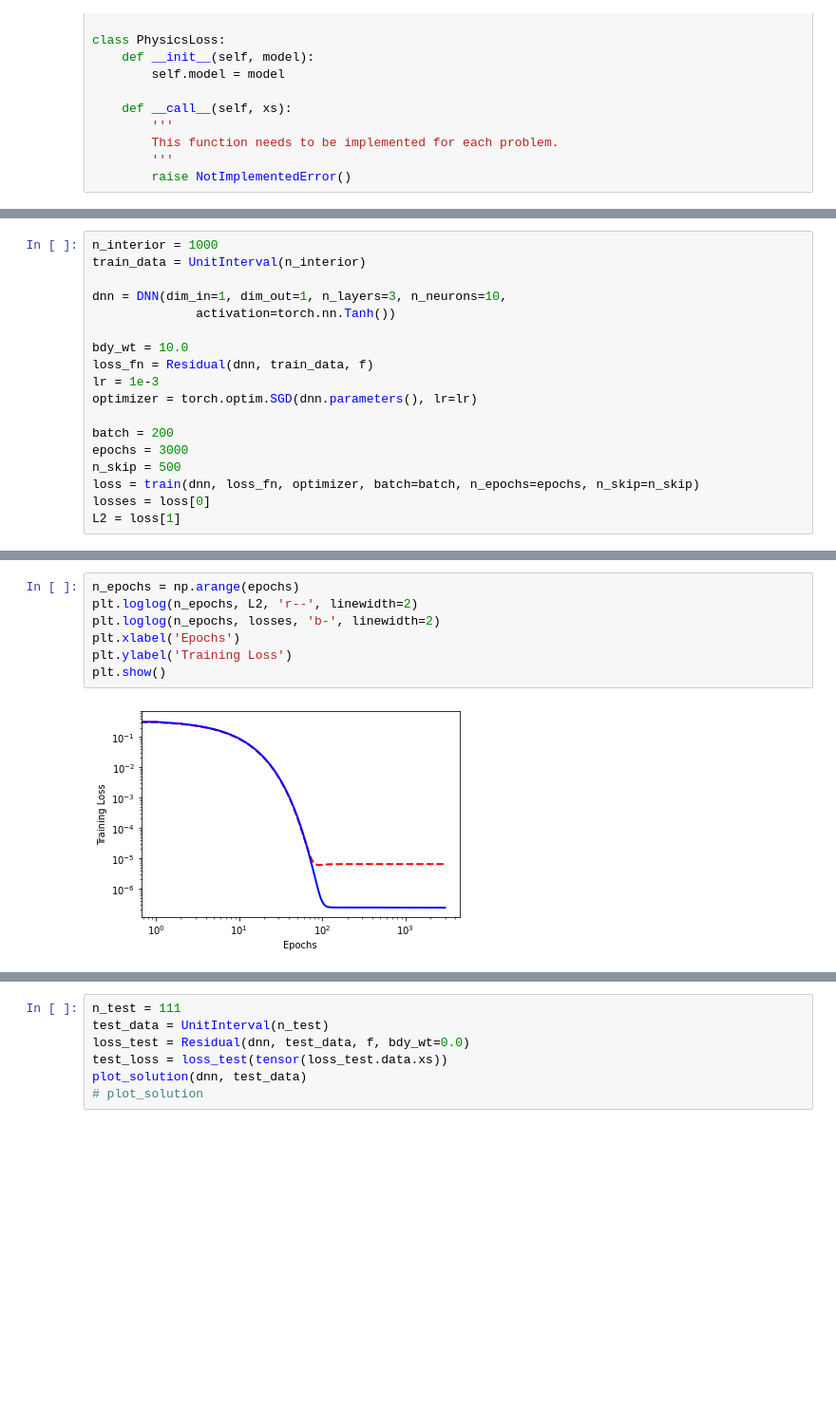
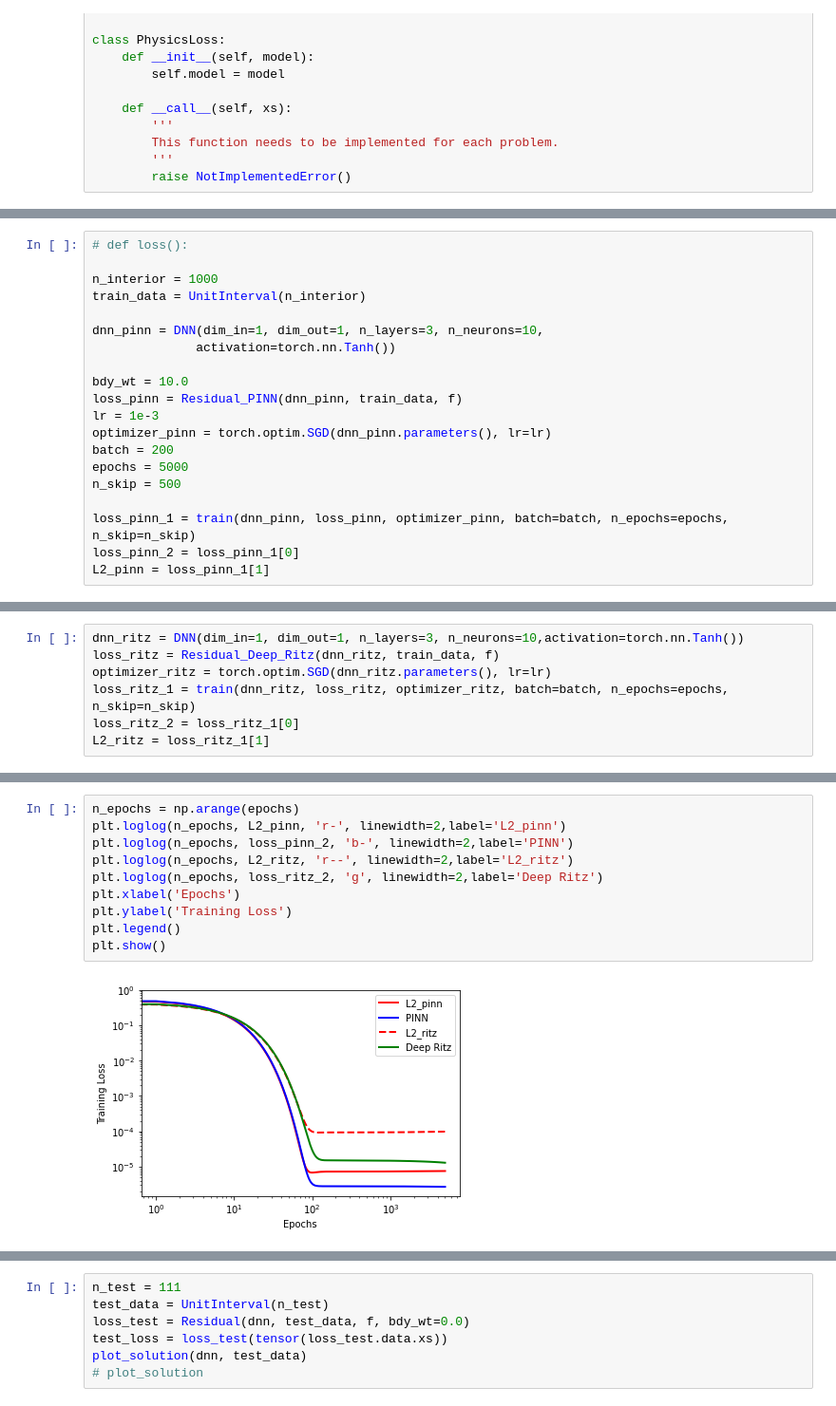
Before and after one commit to MeghnaDixit38/BTP, a Jupyter notebook: 1st_order_einstein_eq.ipynb, the cells around one changed output, grey strips where cells are left out. Shown: that part at 95% size. Saved outputs shown, nothing was run; the diff lists cells and outputs as text; blank space fills up the shorter version.

Commit message:
Added deep ritz

```diff
--- a/1st_order_einstein_eq.ipynb
+++ b/1st_order_einstein_eq.ipynb
@@ -218,21 +256,23 @@ def plot_soln(model, data):
   plt.legend()
   plt.show()
 # %%
+# def loss():
+
 n_interior = 1000
 train_data = UnitInterval(n_interior)
 
-dnn = DNN(dim_in=1, dim_out=1, n_layers=3, n_neurons=10,
+dnn_pinn = DNN(dim_in=1, dim_out=1, n_layers=3, n_neurons=10,
               activation=torch.nn.Tanh())
 
 bdy_wt = 10.0
-loss_fn = Residual(dnn, train_data, f)
+loss_pinn = Residual_PINN(dnn_pinn, train_data, f)
 lr = 1e-3
-optimizer = torch.optim.SGD(dnn.parameters(), lr=lr)
+optimizer_pinn = torch.optim.SGD(dnn_pinn.parameters(), lr=lr)
+batch = 200
+epochs = 5000
+n_skip = 500
 
-batch = 200
-epochs = 3000
-n_skip = 500
-loss = train(dnn, loss_fn, optimizer, batch=batch, n_epochs=epochs, n_skip=n_skip)
-losses = loss[0]
-L2 = loss[1]
+loss_pinn_1 = train(dnn_pinn, loss_pinn, optimizer_pinn, batch=batch, n_epochs=epochs, n_skip=n_skip)
+loss_pinn_2 = loss_pinn_1[0]
+L2_pinn = loss_pinn_1[1]
 # %% [output]
@@ -244,0 +289,7 @@ Epoch 2500/3000: Loss = 2.3515420838615687e-07, L2 Loss = 6.4166260926867835e-06
+# %%
+dnn_ritz = DNN(dim_in=1, dim_out=1, n_layers=3, n_neurons=10,activation=torch.nn.Tanh())
+loss_ritz = Residual_Deep_Ritz(dnn_ritz, train_data, f)
+optimizer_ritz = torch.optim.SGD(dnn_ritz.parameters(), lr=lr)
+loss_ritz_1 = train(dnn_ritz, loss_ritz, optimizer_ritz, batch=batch, n_epochs=epochs, n_skip=n_skip)
+loss_ritz_2 = loss_ritz_1[0]
+L2_ritz = loss_ritz_1[1]
@@ -245,10 +307,13 @@ Epoch 2500/3000: Loss = 2.3515420838615687e-07, L2 Loss = 6.4166260926867835e-06
 # %%
 n_epochs = np.arange(epochs)
-plt.loglog(n_epochs, L2, 'r--', linewidth=2)
-plt.loglog(n_epochs, losses, 'b-', linewidth=2)
+plt.loglog(n_epochs, L2_pinn, 'r-', linewidth=2,label='L2_pinn')
+plt.loglog(n_epochs, loss_pinn_2, 'b-', linewidth=2,label='PINN')
+plt.loglog(n_epochs, L2_ritz, 'r--', linewidth=2,label='L2_ritz')
+plt.loglog(n_epochs, loss_ritz_2, 'g', linewidth=2,label='Deep Ritz')
 plt.xlabel('Epochs')
 plt.ylabel('Training Loss')
+plt.legend()
 plt.show()
 # %% [output]
-[figure, old version]
+[figure, new version]
 # %%
```
Also changed, not shown: parts of 6 cells of this notebook.
